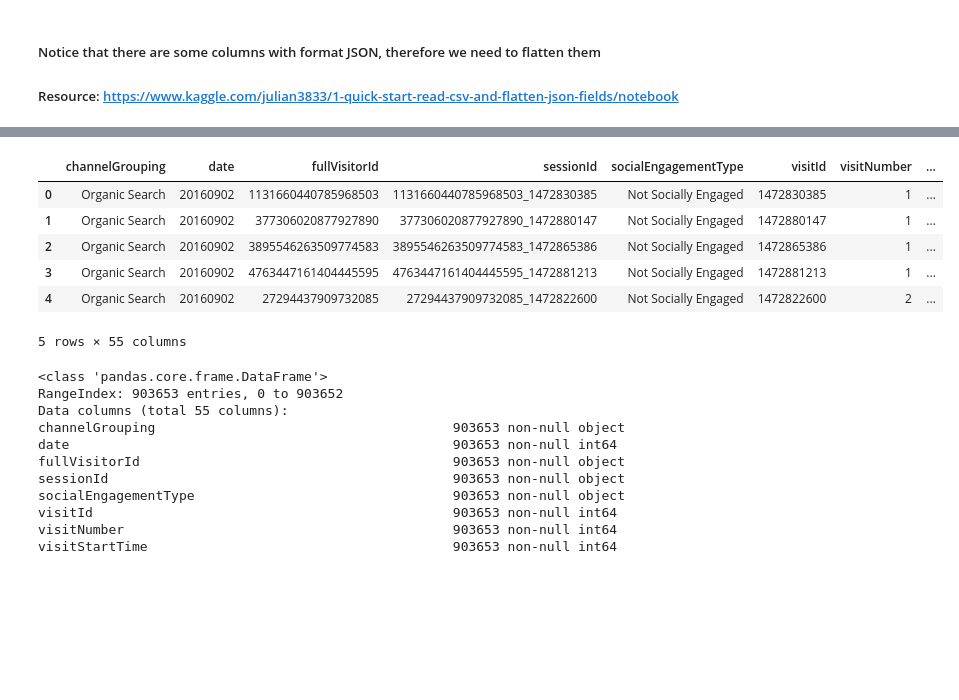
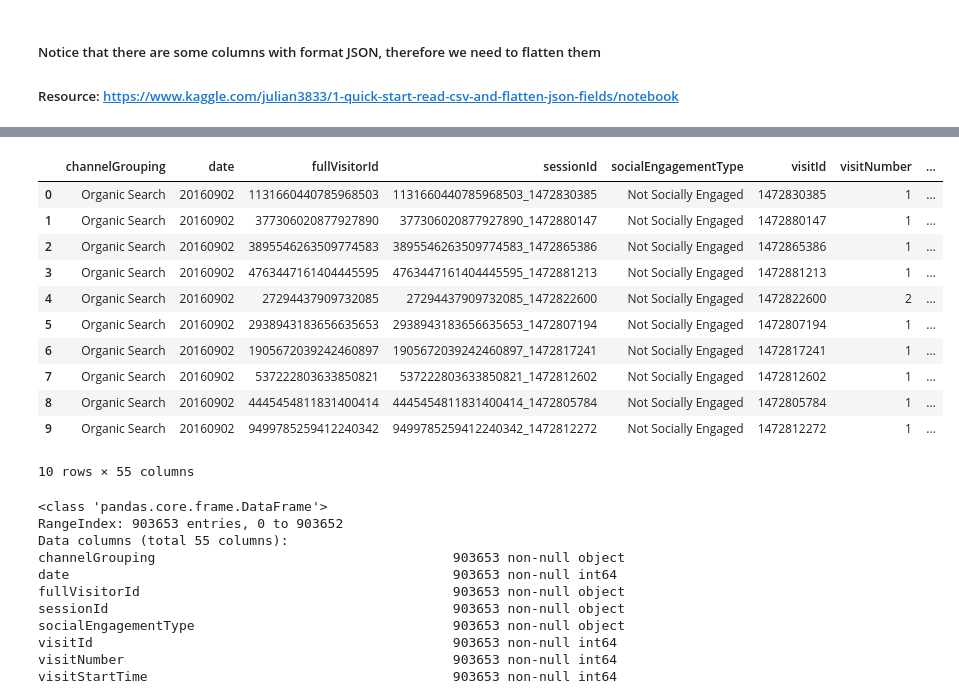
Before and after one commit to Aries0331/RevenuePrediction_GStore, a Jupyter notebook: main.ipynb, the cells around one changed output, grey strips where cells are left out. Cells and saved outputs as stored; diff of their text form; code cells hidden in the pictures; blank space fills up the shorter version.

```diff
--- a/main.ipynb
+++ b/main.ipynb
@@ -83,13 +80,18 @@ Wall time: 1min 6s
 # %%
-df_train.head()
+df_train.head(10)
 # %% [output]
 |  | channelGrouping | date | fullVisitorId | sessionId | socialEngagementType | visitId | visitNumber | ... |
 | 0 | Organic Search | 20160902 | 1131660440785968503 | 1131660440785968503_1472830385 | Not Socially Engaged | 1472830385 | 1 | ... |
 | 1 | Organic Search | 20160902 | 377306020877927890 | 377306020877927890_1472880147 | Not Socially Engaged | 1472880147 | 1 | ... |
 | 2 | Organic Search | 20160902 | 3895546263509774583 | 3895546263509774583_1472865386 | Not Socially Engaged | 1472865386 | 1 | ... |
 | 3 | Organic Search | 20160902 | 4763447161404445595 | 4763447161404445595_1472881213 | Not Socially Engaged | 1472881213 | 1 | ... |
 | 4 | Organic Search | 20160902 | 27294437909732085 | 27294437909732085_1472822600 | Not Socially Engaged | 1472822600 | 2 | ... |
+| 5 | Organic Search | 20160902 | 2938943183656635653 | 2938943183656635653_1472807194 | Not Socially Engaged | 1472807194 | 1 | ... |
+| 6 | Organic Search | 20160902 | 1905672039242460897 | 1905672039242460897_1472817241 | Not Socially Engaged | 1472817241 | 1 | ... |
+| 7 | Organic Search | 20160902 | 537222803633850821 | 537222803633850821_1472812602 | Not Socially Engaged | 1472812602 | 1 | ... |
+| 8 | Organic Search | 20160902 | 4445454811831400414 | 4445454811831400414_1472805784 | Not Socially Engaged | 1472805784 | 1 | ... |
+| 9 | Organic Search | 20160902 | 9499785259412240342 | 9499785259412240342_1472812272 | Not Socially Engaged | 1472812272 | 1 | ... |
-5 rows × 55 columns
+10 rows × 55 columns
 # %%
 df_train.info()
 # %% [output]
```
Also changed, not shown: parts of 36 cells of this notebook.
